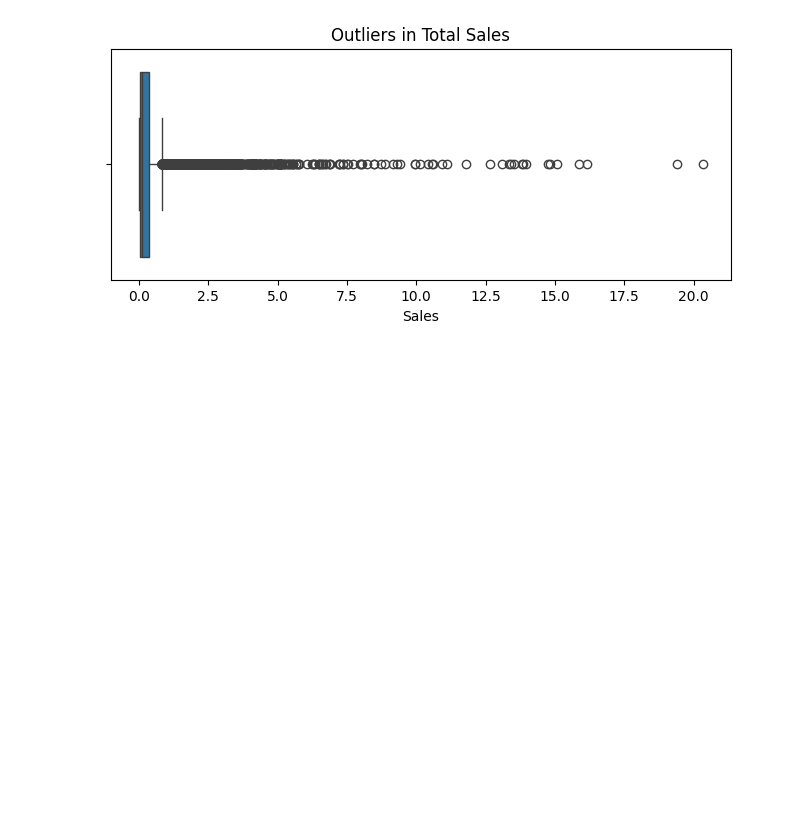
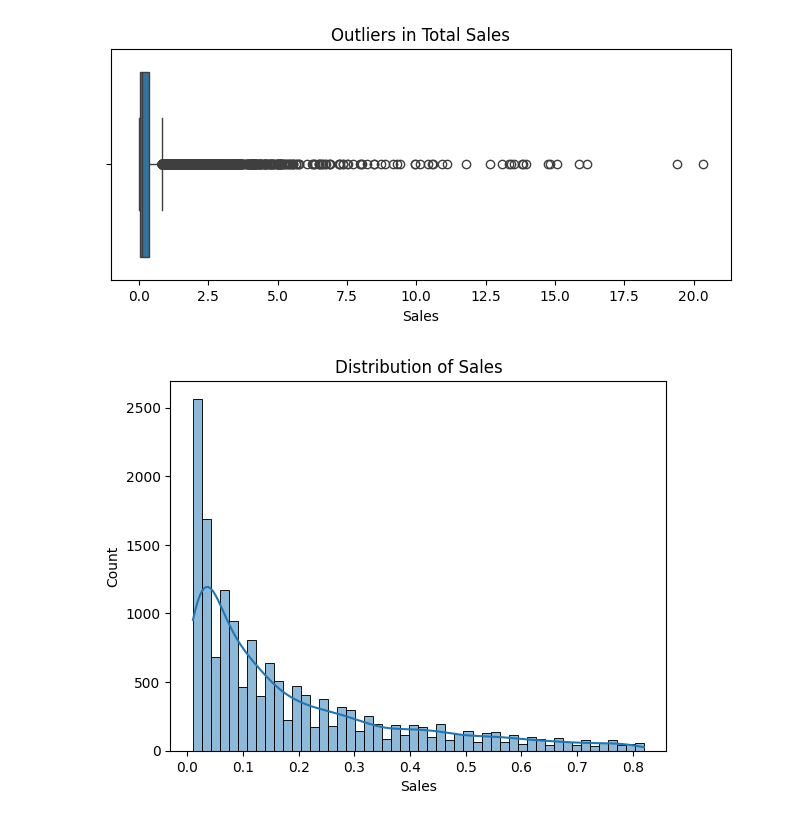
Before and after one commit to IT24102235/Video_Game_Sales_Predictor, a Jupyter notebook: notebooks/1. Data Preprocessing/2. Encoding/IT24102602_One-Hot Encoding.ipynb, the cells around one changed output. Cells and saved outputs as stored; diff of their text form; code cells hidden in the pictures; blank space fills up the shorter version.

```diff
--- a/notebooks/1. Data Preprocessing/2. Encoding/IT24102602_One-Hot Encoding.ipynb
+++ b/notebooks/1. Data Preprocessing/2. Encoding/IT24102602_One-Hot Encoding.ipynb
@@ -84,6 +84,14 @@ plt.title("Outliers in Total Sales")
 plt.show()
 # %% [output]
 [figure]
+# %%
+# Histogram for Sales Ater Outlier removal
+
+sns.histplot(df["Sales"], bins=50, kde=True)
+plt.title("Distribution of Sales")
+plt.show()
+# %% [output]
+[figure, added]
 # %%
 
 # 1) Compute IQR and bounds
```
Also changed, not shown: parts of 4 cells of this notebook, 19 other files.
